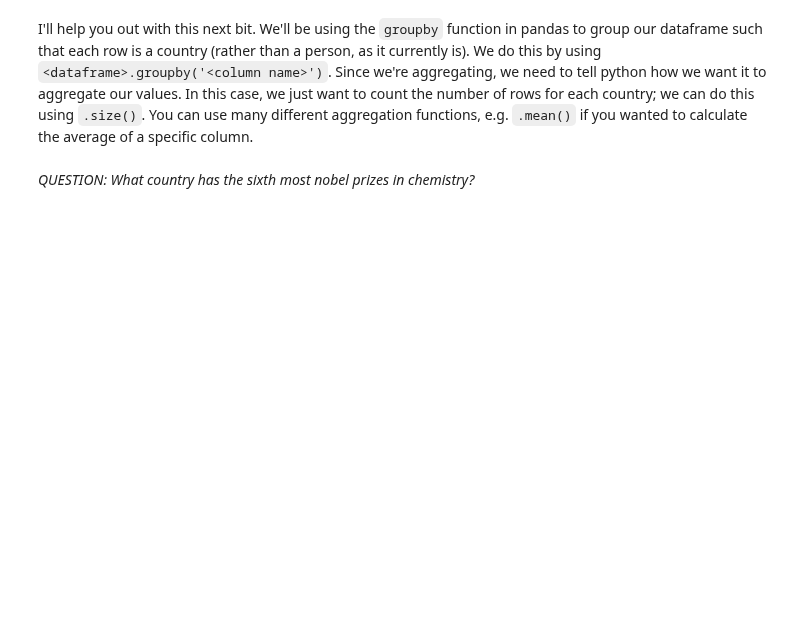
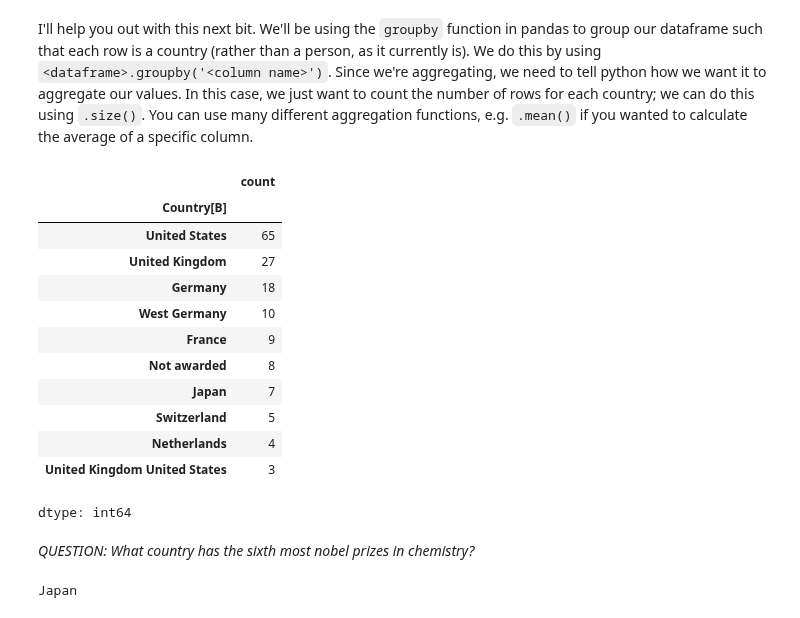
Before and after one commit to Lesiazhou/QM2, a Jupyter notebook: notebooks/W02. Pandas.ipynb, the cells around one changed output. Cells and saved outputs as stored; diff of their text form; code cells hidden in the pictures; blank space fills up the shorter version.

```diff
--- a/notebooks/W02. Pandas.ipynb
+++ b/notebooks/W02. Pandas.ipynb
@@ -423,3 +478,22 @@ I'll help you out with this next bit. We'll be using the `groupby` function in p
 # now sort it in descending order
 
 # finally, plot the top 10 countries
+# %%
+country = chem['Country[B]'].value_counts()
+sorted_country = country.sort_values(ascending=False)
+top10 = sorted_country.head(10)
+top10
+# %% [output]
+|  | count |
+| Country[B] |  |
+| United States | 65 |
+| United Kingdom | 27 |
+| Germany | 18 |
+| West Germany | 10 |
+| France | 9 |
+| Not awarded | 8 |
+| Japan | 7 |
+| Switzerland | 5 |
+| Netherlands | 4 |
+| United Kingdom United States | 3 |
+dtype: int64
@@ -426,2 +504,7 @@ I'll help you out with this next bit. We'll be using the `groupby` function in p
 # %% [markdown]
 *QUESTION: What country has the sixth most nobel prizes in chemistry?*
+# %%
+sixth_country = top10.index[6]
+print(sixth_country)
+# %% [output]
+Japan
```
Also changed, not shown: parts of 10 cells of this notebook.
